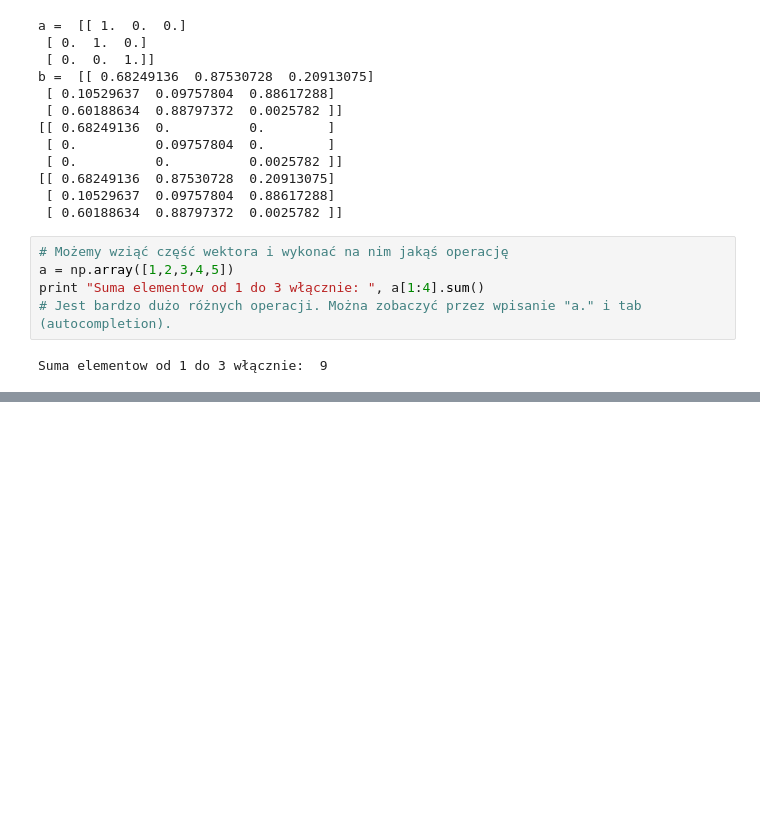
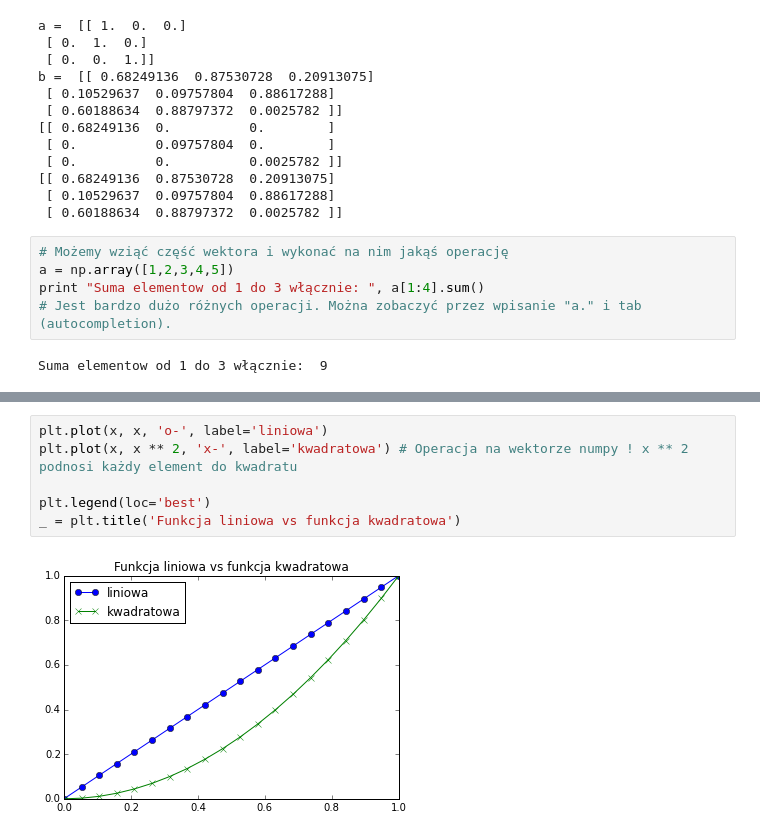
Before and after one commit to uj-robotics/dalek, a Jupyter notebook: practical-ml/przydatne-pakiety.ipynb, the cells around one changed output, grey strips where cells are left out. Drawn from its saved outputs; the diff is of its cells as text; blank space fills up the shorter version.

```diff
--- a/practical-ml/przydatne-pakiety.ipynb
+++ b/practical-ml/przydatne-pakiety.ipynb
@@ -92,0 +118,8 @@ c = np.random.uniform(size=(5,))
+# %%
+plt.plot(x, x, 'o-', label='liniowa')
+plt.plot(x, x ** 2, 'x-', label='kwadratowa') # Operacja na wektorze numpy ! x ** 2 podnosi każdy element do kwadratu
+
+plt.legend(loc='best')
+_ = plt.title('Funkcja liniowa vs funkcja kwadratowa')
+# %% [output]
+[figure, added]
```
Also changed, not shown: parts of 12 cells of this notebook, 4 other files.
